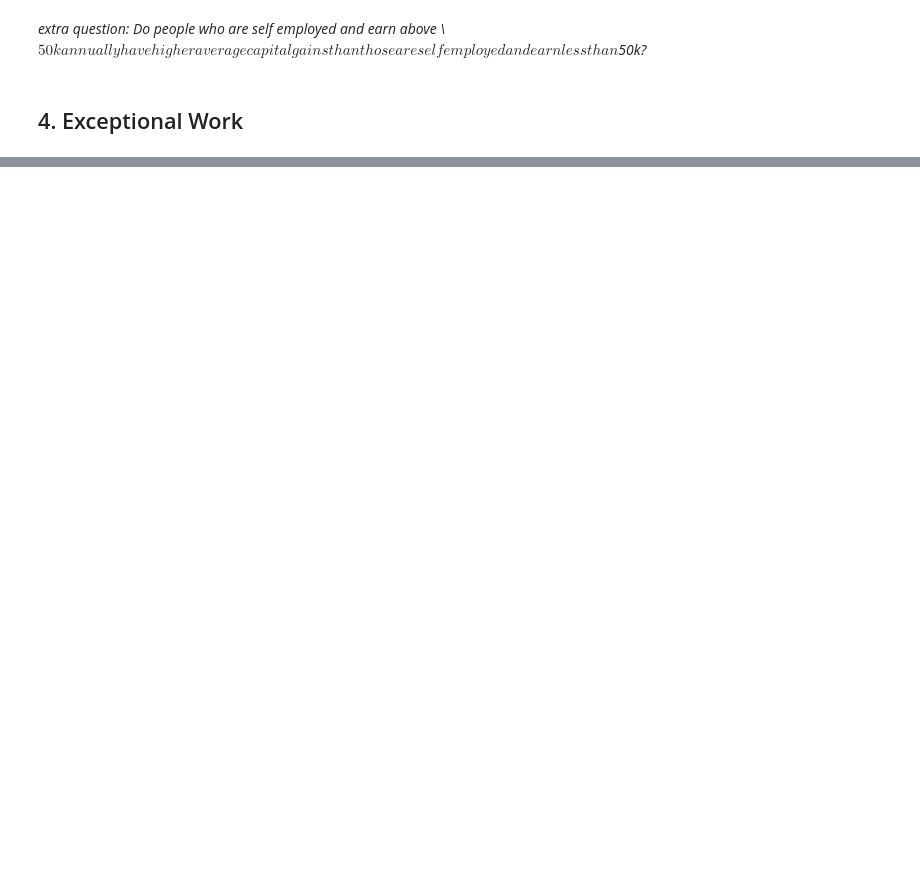
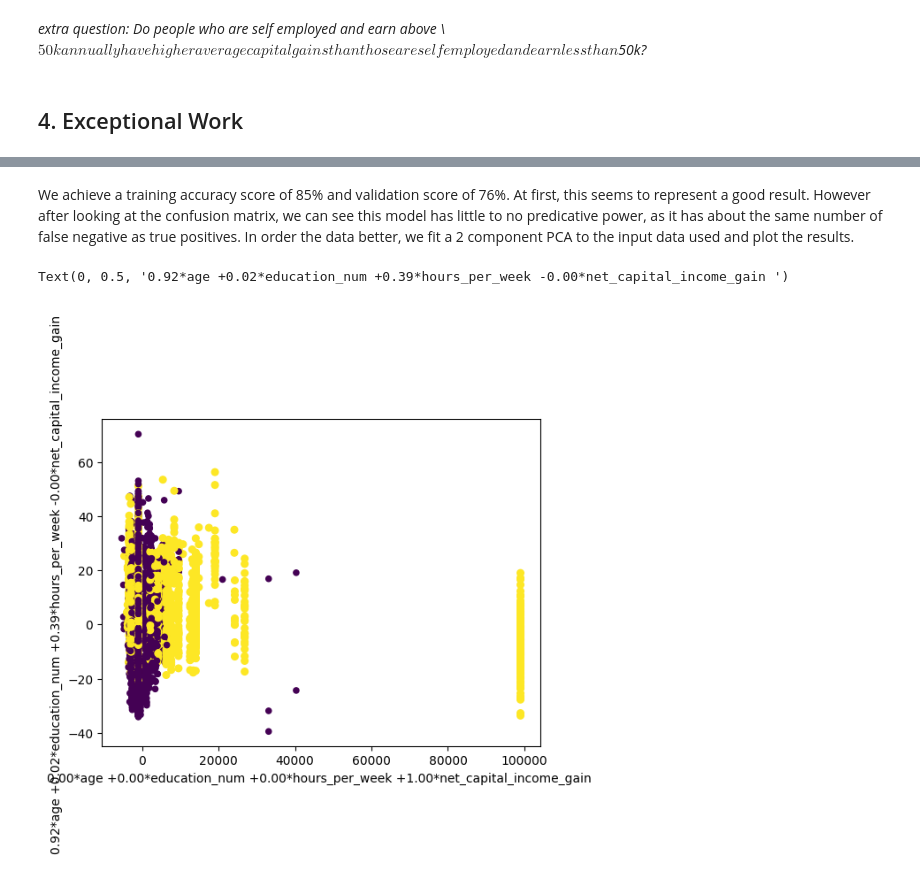
Before and after one commit to mariaherediaa/CS5324-Labs, a Jupyter notebook: Lab1/Lab 1.ipynb, the cells around one changed output, grey strips where cells are left out. Drawn from its saved outputs; the diff is of its cells as text; code cells hidden in the pictures; blank space fills up the shorter version.

```diff
--- a/Lab1/Lab 1.ipynb
+++ b/Lab1/Lab 1.ipynb
@@ -391,0 +413,42 @@ x_train, x_test, y_train, y_test = train_test_split(
+# %% [markdown]
+We achieve a training accuracy score of 85% and validation score of 76%. At first, this seems to represent a good result. However after looking at the confusion matrix, we can see this model has little to no predicative power, as it has about the same number of false negative as true positives. In order the data better, we fit a 2 component PCA to the input data used and plot the results.
+# %%
+import seaborn as sns
+from sklearn.decomposition import PCA
+
+pca = PCA(n_components=2)
+pca.fit(X)
+
+X_pca = pca.transform(X)
+
+
+cmap = sns.set(style="darkgrid")
+# this function definition just formats the weights into readable strings
+# you can skip it without loss of generality to the Data Science content
+def get_feature_names_from_weights(weights, names):
+    tmp_array = []
+    for comp in weights:
+        tmp_string = ''
+        for fidx,f in enumerate(names):
+            if fidx>0 and comp[fidx]>=0:
+                tmp_string+='+'
+            tmp_string += '%.2f*%s ' % (comp[fidx],f)
+        tmp_array.append(tmp_string)
+    return tmp_array
+
+plt.style.use('default')
+# now let's get to the Data Analytics!
+pca_weight_strings = get_feature_names_from_weights(pca.components_, X.columns)
+
+# create some pandas dataframes from the transformed outputs
+df_pca = pd.DataFrame(X_pca,columns=[pca_weight_strings])
+
+from matplotlib.pyplot import scatter
+
+# scatter plot the output, with the names created from the weights
+ax = scatter(X_pca[:,0], X_pca[:,1], c=y, s=(y+2)*10)
+plt.xlabel(pca_weight_strings[0])
+plt.ylabel(pca_weight_strings[1])
+# %% [output]
+Text(0, 0.5, '0.92*age +0.02*education_num +0.39*hours_per_week -0.00*net_capital_income_gain ')
+[figure, added]
```
Also changed, not shown: parts of 14 cells of this notebook.
